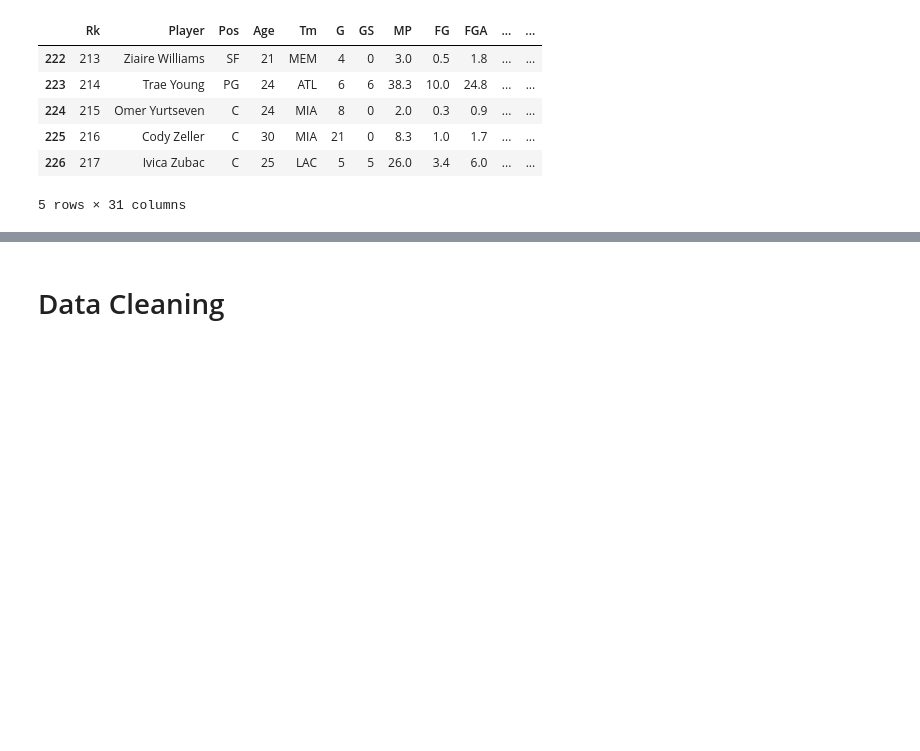
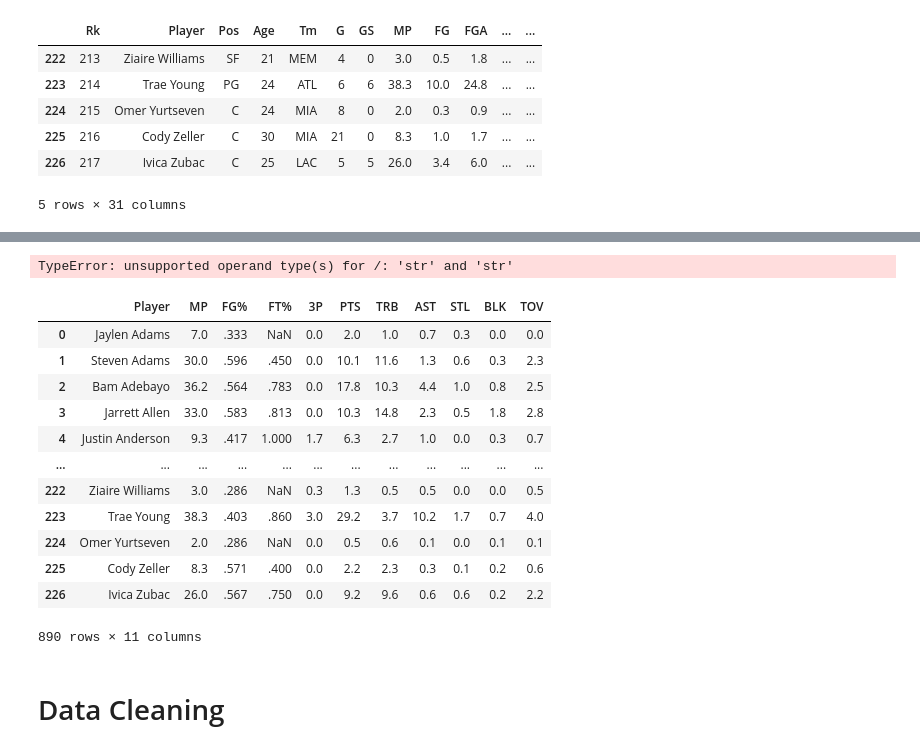
Before and after one commit to vchen-98/fantasy_bball, a Jupyter notebook: working_notebook.ipynb, the cells around one changed output, grey strips where cells are left out. Saved outputs shown, nothing was run; the diff lists cells and outputs as text; code cells hidden in the pictures; blank space fills up the shorter version.

Commit message:
working on per minute stats

```diff
--- a/working_notebook.ipynb
+++ b/working_notebook.ipynb
@@ -49,6 +49,9 @@ import pandas as pd
 import requests
 import os
 from bs4 import BeautifulSoup
+
+# settings
+pd.set_option('display.max_columns', None)
 # %%
 # Set Playoff Years from 2020 to 2023
 years = list(range(2020, 2024))
@@ -82,7 +85,7 @@ for year in years:
     topPicks_df.to_csv("topPicksCSV/Playoffs-{}_topPicks.csv".format(year), index=False)
 # %%
 # combine all dataframes into one
-topPicks_df = pd.concat(dfs)
-topPicks_df.to_csv("topPicksCSV/Playoffs-Master_topPicks.csv", index=False)
+df = pd.concat(dfs)
+df.to_csv("topPicksCSV/Playoffs-Master_topPicks.csv", index=False)
 # %%
 # check contents of dataframe, ensure all years are included
@@ -99,3 +135,50 @@ topPicks_df.tail()
+# %%
+clean_per_30 = [
+    "Player",
+    "MP",
+    "FG%",
+    "FT%",
+    "3P",
+    "PTS",
+    "TRB",
+    "AST",
+    "STL",
+    "BLK",
+    "TOV",
+
+]
+# %%
+per_30_stats = df[clean_per_30]
+# %%
+per_30_stats[["PTS",
+             "TRB",
+             "AST",
+             "STL",
+             "BLK",
+             "TOV"]] = df[["PTS",
+    "TRB",
+    "AST",
+    "STL",
+    "BLK",
+    "TOV"]].div(df['MP'], axis = 0)
+# %% [output]
+TypeError: unsupported operand type(s) for /: 'str' and 'str'
+# %%
+per_30_stats
+# %% [output]
+|  | Player | MP | FG% | FT% | 3P | PTS | TRB | AST | STL | BLK | TOV |
+| 0 | Jaylen Adams | 7.0 | .333 | NaN | 0.0 | 2.0 | 1.0 | 0.7 | 0.3 | 0.0 | 0.0 |
+| 1 | Steven Adams | 30.0 | .596 | .450 | 0.0 | 10.1 | 11.6 | 1.3 | 0.6 | 0.3 | 2.3 |
+| 2 | Bam Adebayo | 36.2 | .564 | .783 | 0.0 | 17.8 | 10.3 | 4.4 | 1.0 | 0.8 | 2.5 |
+| 3 | Jarrett Allen | 33.0 | .583 | .813 | 0.0 | 10.3 | 14.8 | 2.3 | 0.5 | 1.8 | 2.8 |
+| 4 | Justin Anderson | 9.3 | .417 | 1.000 | 1.7 | 6.3 | 2.7 | 1.0 | 0.0 | 0.3 | 0.7 |
+| ... | ... | ... | ... | ... | ... | ... | ... | ... | ... | ... | ... |
+| 222 | Ziaire Williams | 3.0 | .286 | NaN | 0.3 | 1.3 | 0.5 | 0.5 | 0.0 | 0.0 | 0.5 |
+| 223 | Trae Young | 38.3 | .403 | .860 | 3.0 | 29.2 | 3.7 | 10.2 | 1.7 | 0.7 | 4.0 |
+| 224 | Omer Yurtseven | 2.0 | .286 | NaN | 0.0 | 0.5 | 0.6 | 0.1 | 0.0 | 0.1 | 0.1 |
+| 225 | Cody Zeller | 8.3 | .571 | .400 | 0.0 | 2.2 | 2.3 | 0.3 | 0.1 | 0.2 | 0.6 |
+| 226 | Ivica Zubac | 26.0 | .567 | .750 | 0.0 | 9.2 | 9.6 | 0.6 | 0.6 | 0.2 | 2.2 |
+890 rows × 11 columns
 # %% [markdown]
 # Data Cleaning
 # %%
```
Also changed, not shown: parts of 4 cells of this notebook, 4 other files.
